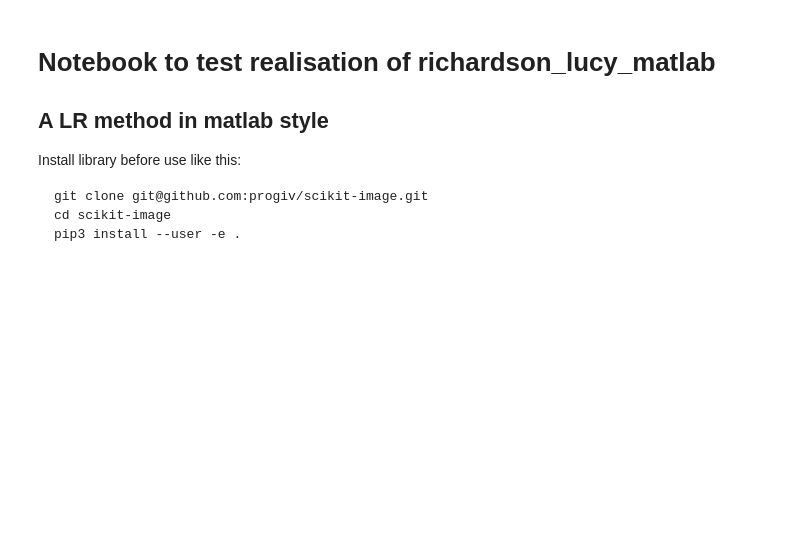
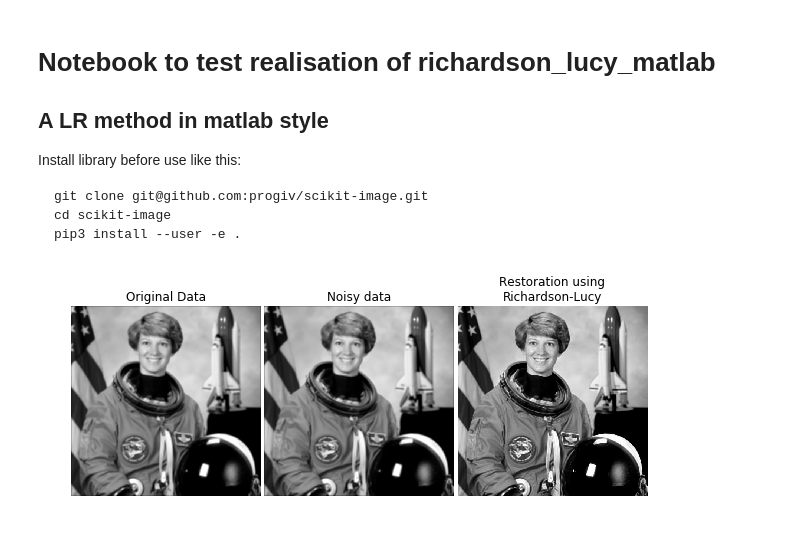
Before and after one commit to progiv/deconv, a Jupyter notebook: test_LR.ipynb, the cells around one changed output. Drawn from its saved outputs; the diff is of its cells as text; code cells hidden in the pictures; blank space fills up the shorter version.

```diff
--- a/test_LR.ipynb
+++ b/test_LR.ipynb
@@ -22,7 +22,7 @@ psf = np.ones((5, 5)) / 25
 astro = conv2(astro, psf, 'same')
 # Add Noise to Image
 astro_noisy = astro.copy()
-astro_noisy += (np.random.poisson(lam=25, size=astro.shape) - 10) / 255.
+#astro_noisy += (np.random.poisson(lam=25, size=astro.shape) - 10) / 255.
 # %%
 def show_results(original, noisy, result):
     # Show results
@@ -47,5 +47,7 @@ def show_results(original, noisy, result):
     plt.show()
 # %%
 # Restore Image using Richardson-Lucy algorithm my:
-deconvolved_RL_my = restoration.richardson_lucy_matlab(astro_noisy, psf, iterations=30)
+deconvolved_RL_my = restoration.richardson_lucy_matlab(astro_noisy, psf, iterations=20, eps=1e-5)
 show_results(astro, astro_noisy, deconvolved_RL_my)
+# %% [output]
+[figure, added]
```
Also changed, not shown: parts of 3 cells of this notebook, 2 other files.
